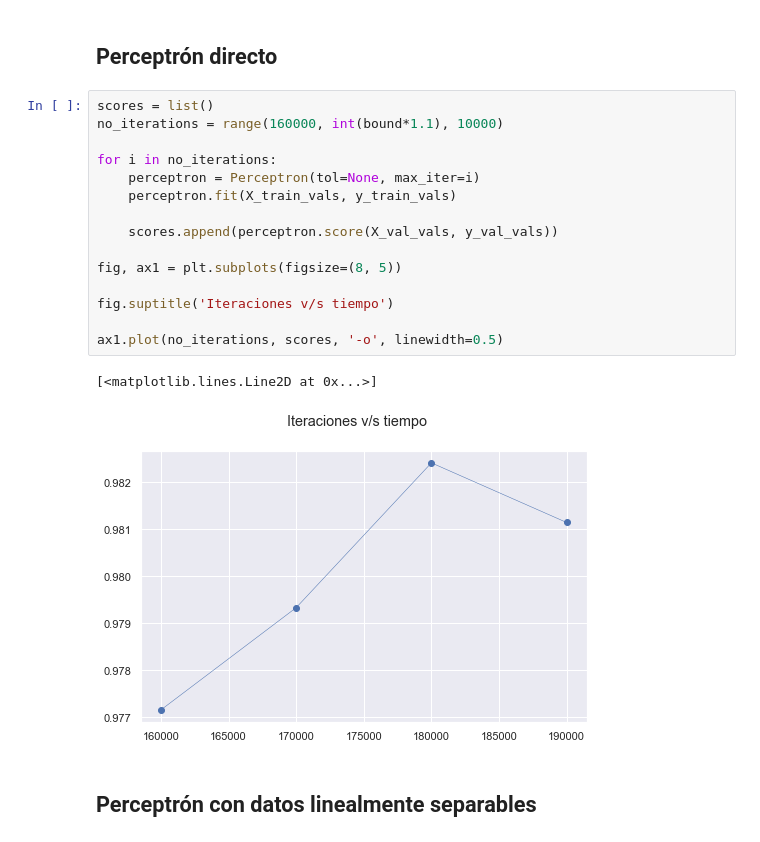
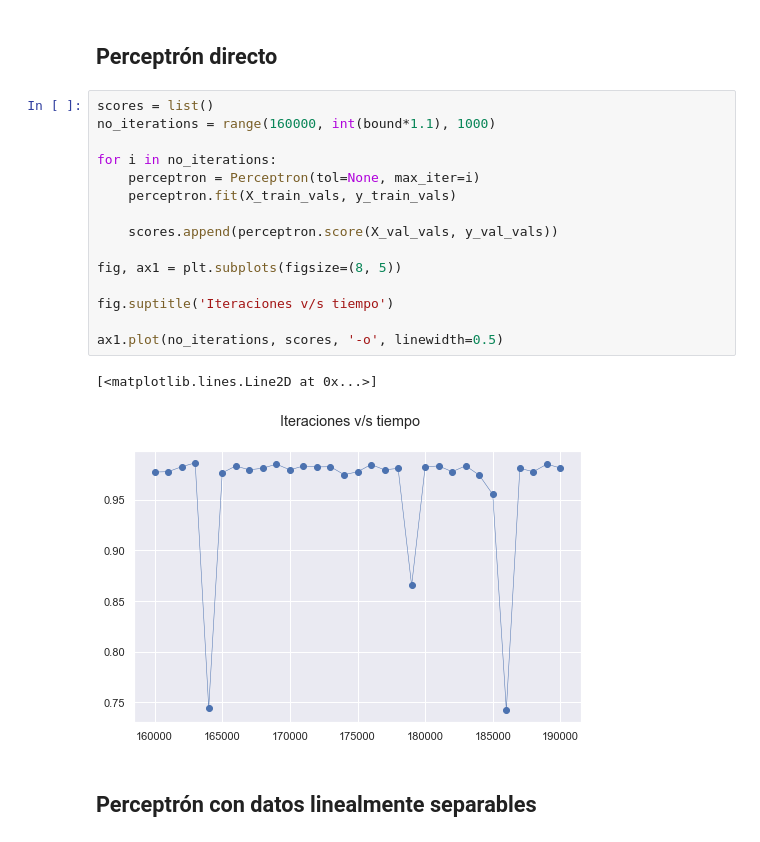
Before and after one commit to hugosep/machine-learning-taller-1, a Jupyter notebook: ml-taller-1.ipynb, the cells around one changed output. Saved outputs shown, nothing was run; the diff lists cells and outputs as text.

```diff
--- a/ml-taller-1.ipynb
+++ b/ml-taller-1.ipynb
@@ -401,22 +401,22 @@ Linealmente separables?: False
 ## Perceptrón directo
 # %%
 scores = list()
-no_iterations = range(160000, int(bound*1.1), 10000)
+no_iterations = range(160000, int(bound*1.1), 1000)
 
 for i in no_iterations:
     perceptron = Perceptron(tol=None, max_iter=i)
     perceptron.fit(X_train_vals, y_train_vals)
 
     scores.append(perceptron.score(X_val_vals, y_val_vals))
 
 fig, ax1 = plt.subplots(figsize=(8, 5))
 
 fig.suptitle('Iteraciones v/s tiempo')
 
 ax1.plot(no_iterations, scores, '-o', linewidth=0.5)
 # %% [output]
 [<matplotlib.lines.Line2D at 0x...>]
-[figure, old version]
+[figure, new version]
 # %% [markdown]
 ## Perceptrón con datos linealmente separables
 # %%
```
Also changed, not shown: parts of 3 cells of this notebook, 1 other file.
